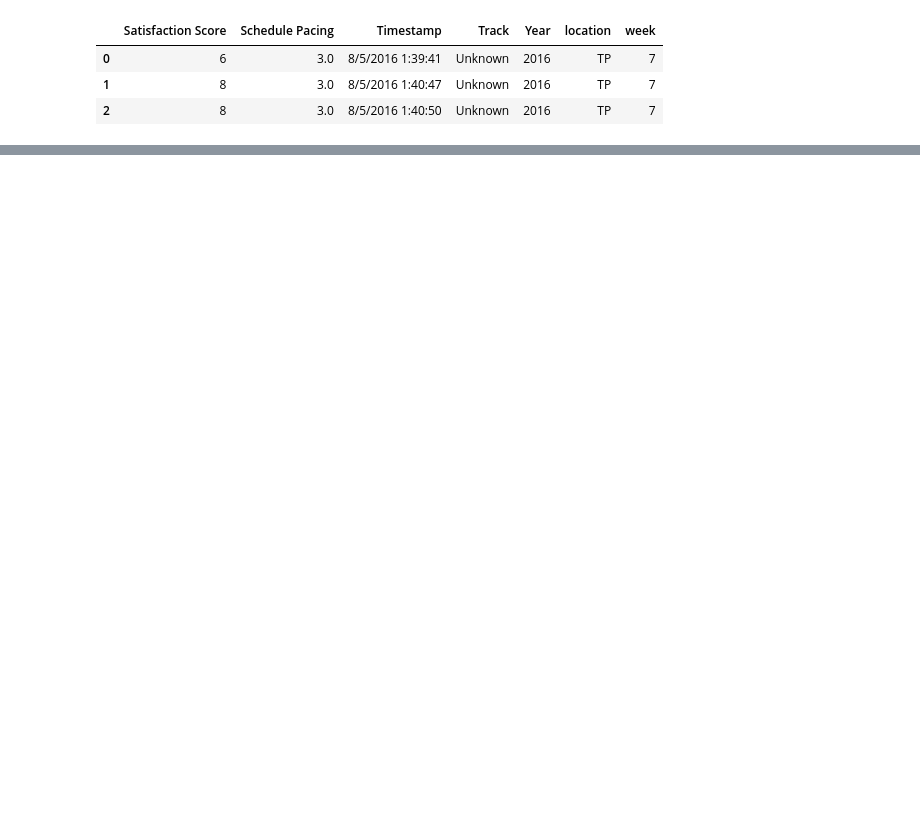
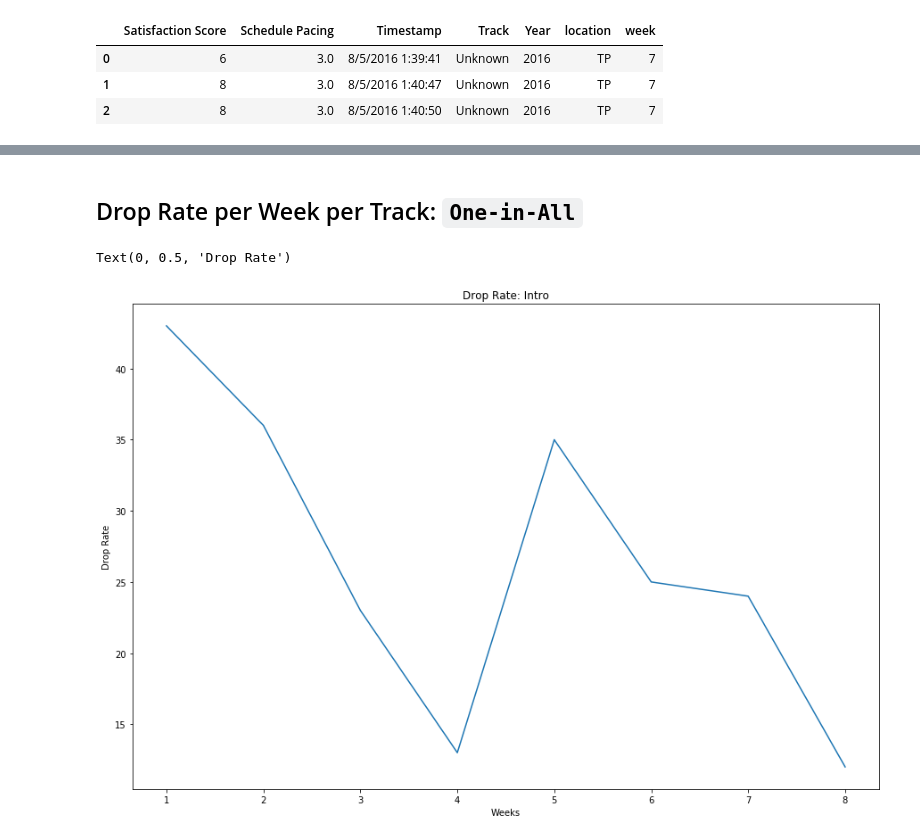
Before and after one commit to jayceazua/ds-1-1, a Jupyter notebook: nps-project/Dataset_Analysis_Visualization .ipynb, the cells around one changed output, grey strips where cells are left out. Saved outputs shown, nothing was run; the diff lists cells and outputs as text; code cells hidden in the pictures; blank space fills up the shorter version.

```diff
--- a/nps-project/Dataset_Analysis_Visualization .ipynb
+++ b/nps-project/Dataset_Analysis_Visualization .ipynb
@@ -15,0 +91,15 @@ df_2016.head(3)
+# %% [markdown]
+## Drop Rate per Week per Track: `One-in-All`
+# %%
+track = "Intro"
+df_track = df_2016[df_2016["Track"] == track]
+
+x, y = plot_droprate_by_week_per_track(df_track)
+plt.figure(figsize=(15, 10))
+plt.title("Drop Rate: {}".format(track))
+plt.plot(x, y)
+plt.xlabel("Weeks")
+plt.ylabel("Drop Rate")
+# %% [output]
+Text(0, 0.5, 'Drop Rate')
+[figure, added]
```
Also changed, not shown: parts of 16 cells of this notebook, 2 other files.
